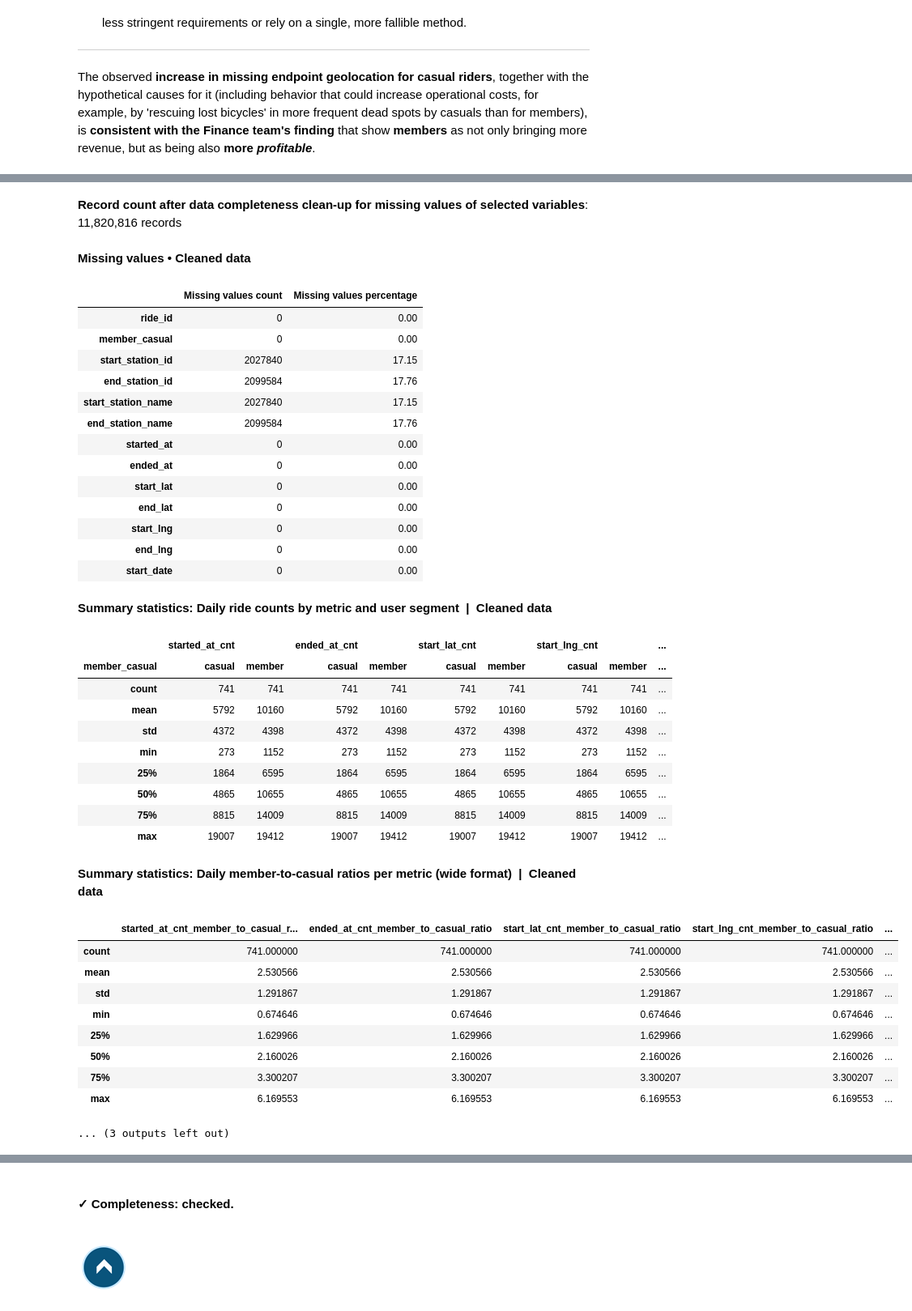
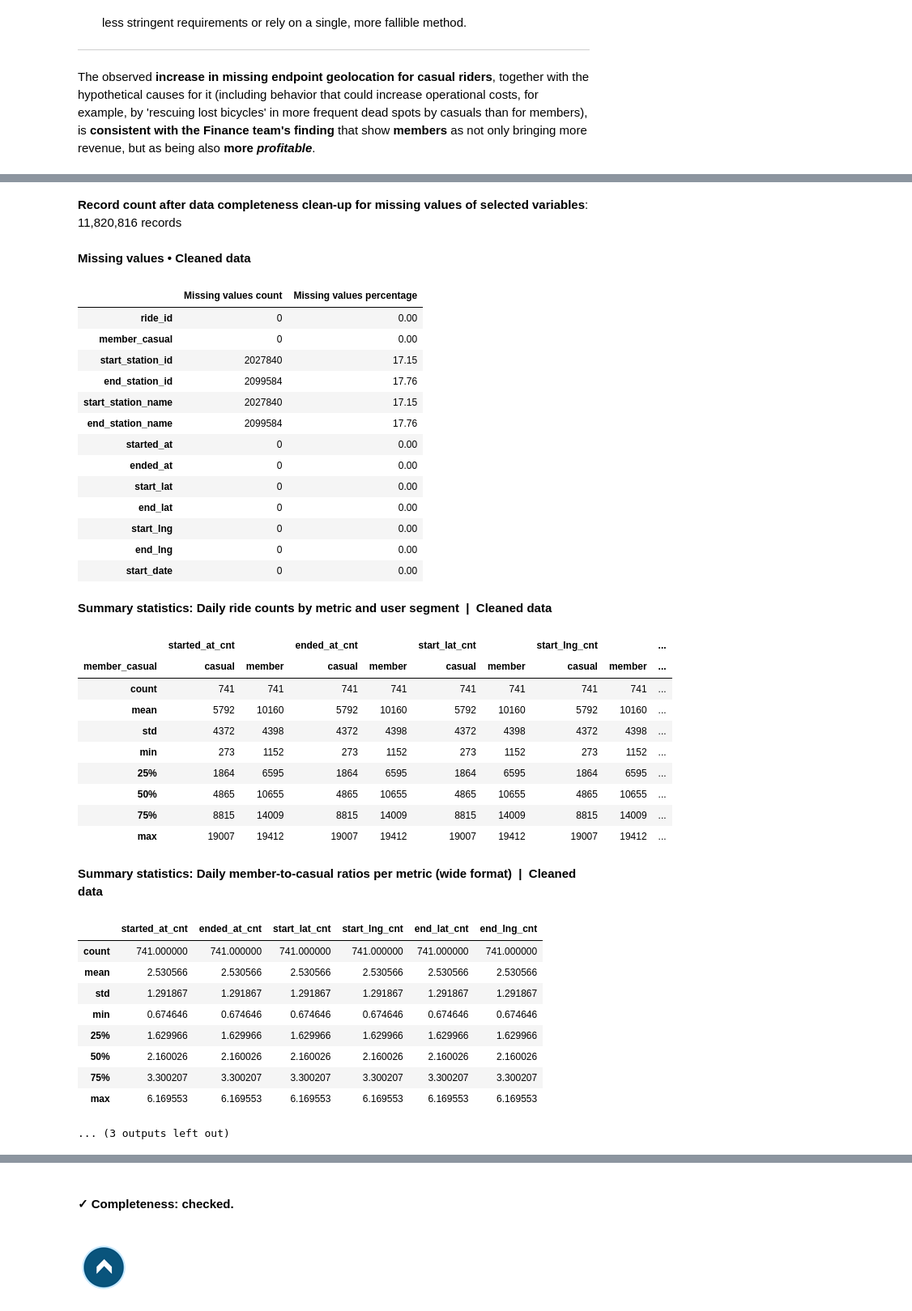
Before and after one commit to isis-santos-costa/divvy, a Jupyter notebook: divvy-analytics.ipynb, the cells around one changed output, grey strips where cells are left out. Shown at 81% size. Cells and saved outputs as stored; diff of their text form; code cells hidden in the pictures.

```diff
--- a/divvy-analytics.ipynb
+++ b/divvy-analytics.ipynb
@@ -484,7 +422,7 @@ record_count = df.groupby([df['start_date'], df['member_casual']]).agg(
 # Unstack the 'member_casual' index level
 unstacked_count_filled = record_count.unstack(level='member_casual').fillna(0) # fillna ensures perfect pairing
 display_markdown('**Summary statistics: Daily ride counts by metric and user segment &nbsp;|&nbsp; Raw data**', raw=True)
-display(unstacked_count_filled.describe().astype(int))
+display_fit_to_width(unstacked_count_filled.describe().astype(int))
 
 # Create DataFrame to store calculated ratios, same index as unstacked counts (the dates)
 ratio = pd.DataFrame(index=unstacked_count_filled.index)
@@ -494,9 +432,10 @@ for count_type in unstacked_count_filled.columns.levels[0]:
     member_series = unstacked_count_filled[(count_type, 'member')]
     casual_series = unstacked_count_filled[(count_type, 'casual')]
     ratio_series  = member_series / casual_series
-    ratio[f'{count_type}_member_to_casual_ratio'] = ratio_series
+    # ratio[f'{count_type}_member_to_casual_ratio'] = ratio_series
+    ratio[f'{count_type}'] = ratio_series
 display_markdown('**Summary statistics: Daily member-to-casual ratios per metric (wide format) &nbsp;|&nbsp; Raw data**', raw=True)
-display(ratio.describe())
+display_fit_to_width(ratio.describe())
 
 # ------------------------------------------------------------------------------------------------------------------------------
 # 2. Get a sorted list of ratios, to capture discrepancies
@@ -511,7 +450,7 @@ ratio_long = pd.melt(
 ).set_index('start_date')
 
 # Clean up 'count_type', and sort
-ratio_long['count_type'] = ratio_long['count_type'].str.replace('_member_to_casual_ratio', '')
+ratio_long['count_type'] = ratio_long['count_type'] #.str.replace('_member_to_casual_ratio', '')
 ratio_long = ratio_long.sort_values(by='ratio', ascending=False)
 display_markdown('**Overall summary statistics of combined member-to-casual ratio &nbsp;|&nbsp; Raw data**', raw=True)
 display(ratio_long.describe().T)
@@ -941,7 +892,7 @@ record_counts = df.groupby([df['start_date'], df['member_casual']]).agg(
 # Unstack the 'member_casual' index level
 unstacked_counts_filled = record_counts.unstack(level='member_casual').fillna(0) # fillna ensures perfect pairs
 display_markdown('**Summary statistics: Daily ride counts by metric and user segment &nbsp;|&nbsp; Cleaned data**', raw=True)
-display(unstacked_counts_filled.describe().astype(int))
+display_fit_to_width(unstacked_counts_filled.describe().astype(int))
 
 # Create DataFrame to store calculated ratios, same index as unstacked counts (the dates)
 ratios = pd.DataFrame(index=unstacked_counts_filled.index)
@@ -951,9 +902,10 @@ for count_type in unstacked_counts_filled.columns.levels[0]:
     member_series = unstacked_counts_filled[(count_type, 'member')]
     casual_series = unstacked_counts_filled[(count_type, 'casual')]
     ratio_series  = member_series / casual_series
-    ratios[f'{count_type}_member_to_casual_ratio'] = ratio_series
+    # ratios[f'{count_type}_member_to_casual_ratio'] = ratio_series
+    ratios[f'{count_type}'] = ratio_series
 display_markdown('**Summary statistics: Daily member-to-casual ratios per metric (wide format) &nbsp;|&nbsp; Cleaned data**', raw=True)
-display(ratios.describe())
+display_fit_to_width(ratios.describe())
 
 # ------------------------------------------------------------------------------------------------------------------------------
 # 2. Get a sorted list of ratios, to capture discrepancies
@@ -968,7 +920,7 @@ ratios_long = pd.melt(
 ).set_index('start_date')
 
 # Clean up 'count_type', and sort
-ratios_long['count_type'] = ratios_long['count_type'].str.replace('_member_to_casual_ratio', '')
+ratios_long['count_type'] = ratios_long['count_type'] #.str.replace('_member_to_casual_ratio', '')
 ratios_long = ratios_long.sort_values(by='ratio', ascending=False)
 display_markdown('**Overall summary statistics of combined member-to-casual ratios &nbsp;|&nbsp; Cleaned data**', raw=True)
 display(ratios_long.describe().T)
@@ -1011,42 +963,42 @@ plt.show()
 **Raw data record count**: 11,900,875 records
 **Record count after data completeness clean-up for member-to-casual record count ratio outlier days**: 11,835,073 records
 **Record count after data completeness clean-up for missing values of selected variables**: 11,820,816 records
 **Missing values • Cleaned data**
 |  | Missing values count | Missing values percentage |
 | ride_id | 0 | 0.00 |
 | member_casual | 0 | 0.00 |
 | start_station_id | 2027840 | 17.15 |
 | end_station_id | 2099584 | 17.76 |
 | start_station_name | 2027840 | 17.15 |
 | end_station_name | 2099584 | 17.76 |
 | started_at | 0 | 0.00 |
 | ended_at | 0 | 0.00 |
 | start_lat | 0 | 0.00 |
 | end_lat | 0 | 0.00 |
 | start_lng | 0 | 0.00 |
 | end_lng | 0 | 0.00 |
 | start_date | 0 | 0.00 |
 **Summary statistics: Daily ride counts by metric and user segment &nbsp;|&nbsp; Cleaned data**
 |  | started_at_cnt |  | ended_at_cnt |  | start_lat_cnt |  | start_lng_cnt |  | ... |
 | member_casual | casual | member | casual | member | casual | member | casual | member | ... |
 | count | 741 | 741 | 741 | 741 | 741 | 741 | 741 | 741 | ... |
 | mean | 5792 | 10160 | 5792 | 10160 | 5792 | 10160 | 5792 | 10160 | ... |
 | std | 4372 | 4398 | 4372 | 4398 | 4372 | 4398 | 4372 | 4398 | ... |
 | min | 273 | 1152 | 273 | 1152 | 273 | 1152 | 273 | 1152 | ... |
 | 25% | 1864 | 6595 | 1864 | 6595 | 1864 | 6595 | 1864 | 6595 | ... |
 | 50% | 4865 | 10655 | 4865 | 10655 | 4865 | 10655 | 4865 | 10655 | ... |
 | 75% | 8815 | 14009 | 8815 | 14009 | 8815 | 14009 | 8815 | 14009 | ... |
 | max | 19007 | 19412 | 19007 | 19412 | 19007 | 19412 | 19007 | 19412 | ... |
 **Summary statistics: Daily member-to-casual ratios per metric (wide format) &nbsp;|&nbsp; Cleaned data**
-|  | started_at_cnt_member_to_casual_r... | ended_at_cnt_member_to_casual_ratio | start_lat_cnt_member_to_casual_ratio | start_lng_cnt_member_to_casual_ratio | ... |
-| count | 741.000000 | 741.000000 | 741.000000 | 741.000000 | ... |
-| mean | 2.530566 | 2.530566 | 2.530566 | 2.530566 | ... |
-| std | 1.291867 | 1.291867 | 1.291867 | 1.291867 | ... |
-| min | 0.674646 | 0.674646 | 0.674646 | 0.674646 | ... |
-| 25% | 1.629966 | 1.629966 | 1.629966 | 1.629966 | ... |
-| 50% | 2.160026 | 2.160026 | 2.160026 | 2.160026 | ... |
-| 75% | 3.300207 | 3.300207 | 3.300207 | 3.300207 | ... |
-| max | 6.169553 | 6.169553 | 6.169553 | 6.169553 | ... |
+|  | started_at_cnt | ended_at_cnt | start_lat_cnt | start_lng_cnt | end_lat_cnt | end_lng_cnt |
+| count | 741.000000 | 741.000000 | 741.000000 | 741.000000 | 741.000000 | 741.000000 |
+| mean | 2.530566 | 2.530566 | 2.530566 | 2.530566 | 2.530566 | 2.530566 |
+| std | 1.291867 | 1.291867 | 1.291867 | 1.291867 | 1.291867 | 1.291867 |
+| min | 0.674646 | 0.674646 | 0.674646 | 0.674646 | 0.674646 | 0.674646 |
+| 25% | 1.629966 | 1.629966 | 1.629966 | 1.629966 | 1.629966 | 1.629966 |
+| 50% | 2.160026 | 2.160026 | 2.160026 | 2.160026 | 2.160026 | 2.160026 |
+| 75% | 3.300207 | 3.300207 | 3.300207 | 3.300207 | 3.300207 | 3.300207 |
+| max | 6.169553 | 6.169553 | 6.169553 | 6.169553 | 6.169553 | 6.169553 |
 ... (3 outputs left out)
 # %% [markdown]
 Final check on completeness:
```
Also changed, not shown: parts of 9 cells of this notebook.
